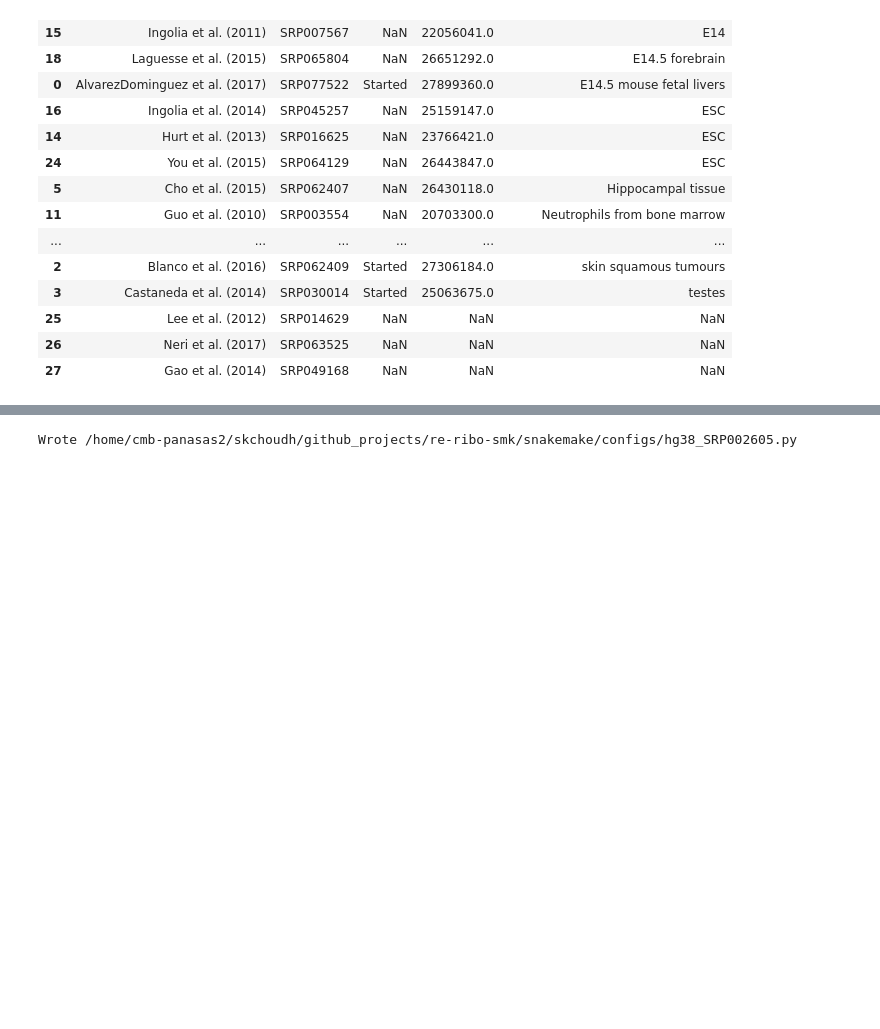
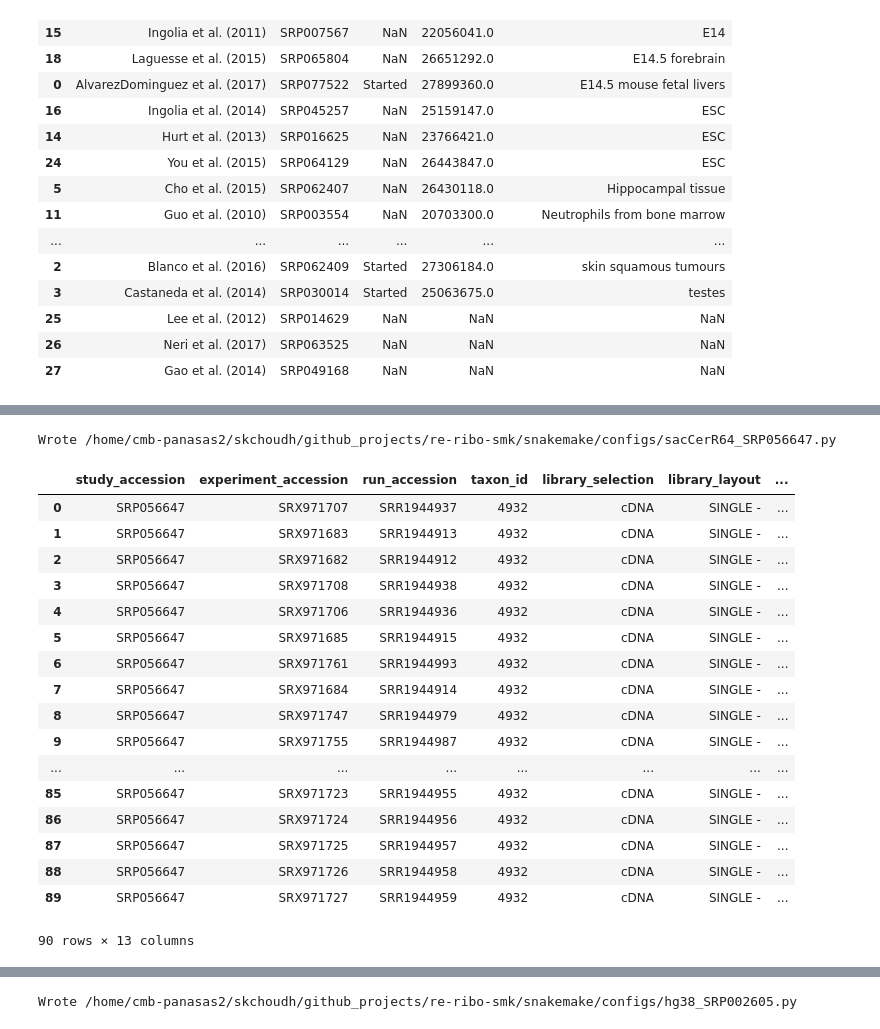
Before and after one commit to saketkc/re-ribo-smk, a Jupyter notebook: notebooks/Symlink-RiboSeq-samples.ipynb, the cells around one changed output, grey strips where cells are left out. Saved outputs shown, nothing was run; the diff lists cells and outputs as text; code cells hidden in the pictures; blank space fills up the shorter version.

Commit message:
Snakemake updates

```diff
--- a/notebooks/Symlink-RiboSeq-samples.ipynb
+++ b/notebooks/Symlink-RiboSeq-samples.ipynb
@@ -66,0 +91,27 @@ db = SRAdb('/staging/as/skchoudh/SRAmetadb.sqlite')
+# %%
+srp = 'SRP056647'
+df = db.sra_convert(srp)
+df = df[df.taxon_id==4932]
+copy_sra_data(df)
+create_config_file(df=df)
+df
+# %% [output]
+Wrote /home/cmb-panasas2/skchoudh/github_projects/re-ribo-smk/snakemake/configs/sacCerR64_SRP056647.py
+|  | study_accession | experiment_accession | run_accession | taxon_id | library_selection | library_layout | ... |
+| 0 | SRP056647 | SRX971707 | SRR1944937 | 4932 | cDNA | SINGLE - | ... |
+| 1 | SRP056647 | SRX971683 | SRR1944913 | 4932 | cDNA | SINGLE - | ... |
+| 2 | SRP056647 | SRX971682 | SRR1944912 | 4932 | cDNA | SINGLE - | ... |
+| 3 | SRP056647 | SRX971708 | SRR1944938 | 4932 | cDNA | SINGLE - | ... |
+| 4 | SRP056647 | SRX971706 | SRR1944936 | 4932 | cDNA | SINGLE - | ... |
+| 5 | SRP056647 | SRX971685 | SRR1944915 | 4932 | cDNA | SINGLE - | ... |
+| 6 | SRP056647 | SRX971761 | SRR1944993 | 4932 | cDNA | SINGLE - | ... |
+| 7 | SRP056647 | SRX971684 | SRR1944914 | 4932 | cDNA | SINGLE - | ... |
+| 8 | SRP056647 | SRX971747 | SRR1944979 | 4932 | cDNA | SINGLE - | ... |
+| 9 | SRP056647 | SRX971755 | SRR1944987 | 4932 | cDNA | SINGLE - | ... |
+| ... | ... | ... | ... | ... | ... | ... | ... |
+| 85 | SRP056647 | SRX971723 | SRR1944955 | 4932 | cDNA | SINGLE - | ... |
+| 86 | SRP056647 | SRX971724 | SRR1944956 | 4932 | cDNA | SINGLE - | ... |
+| 87 | SRP056647 | SRX971725 | SRR1944957 | 4932 | cDNA | SINGLE - | ... |
+| 88 | SRP056647 | SRX971726 | SRR1944958 | 4932 | cDNA | SINGLE - | ... |
+| 89 | SRP056647 | SRX971727 | SRR1944959 | 4932 | cDNA | SINGLE - | ... |
+90 rows × 13 columns
```
Also changed, not shown: parts of 2 cells of this notebook, 5 other files.
